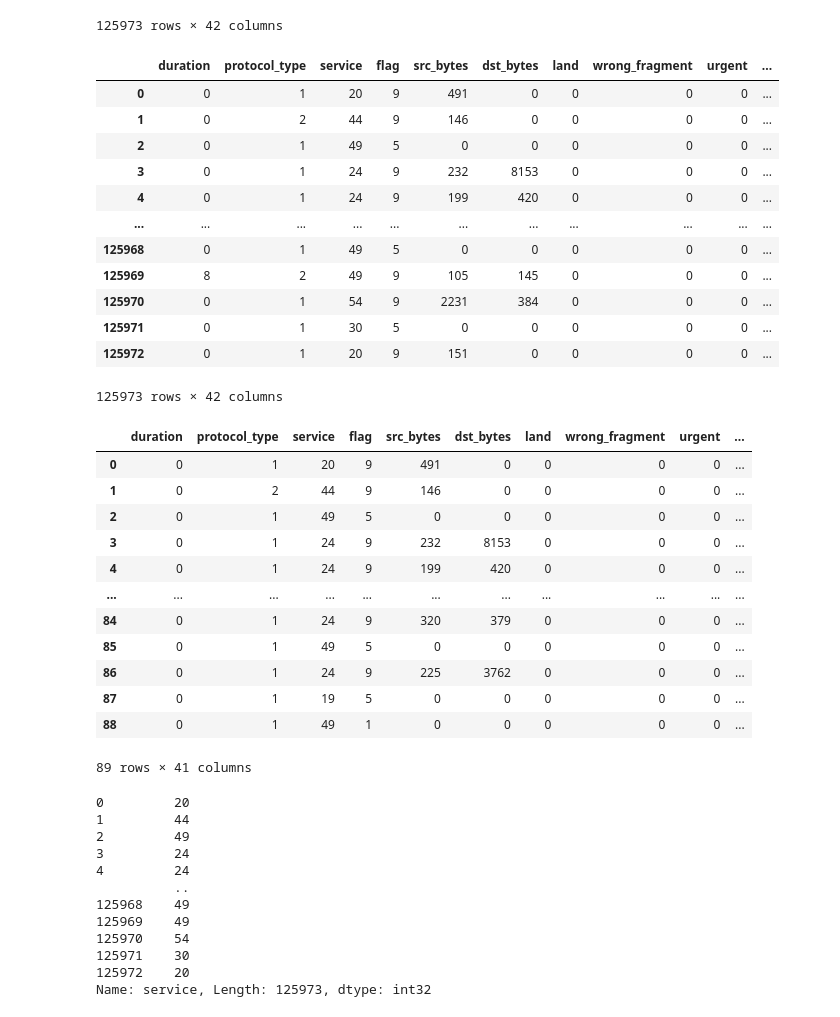
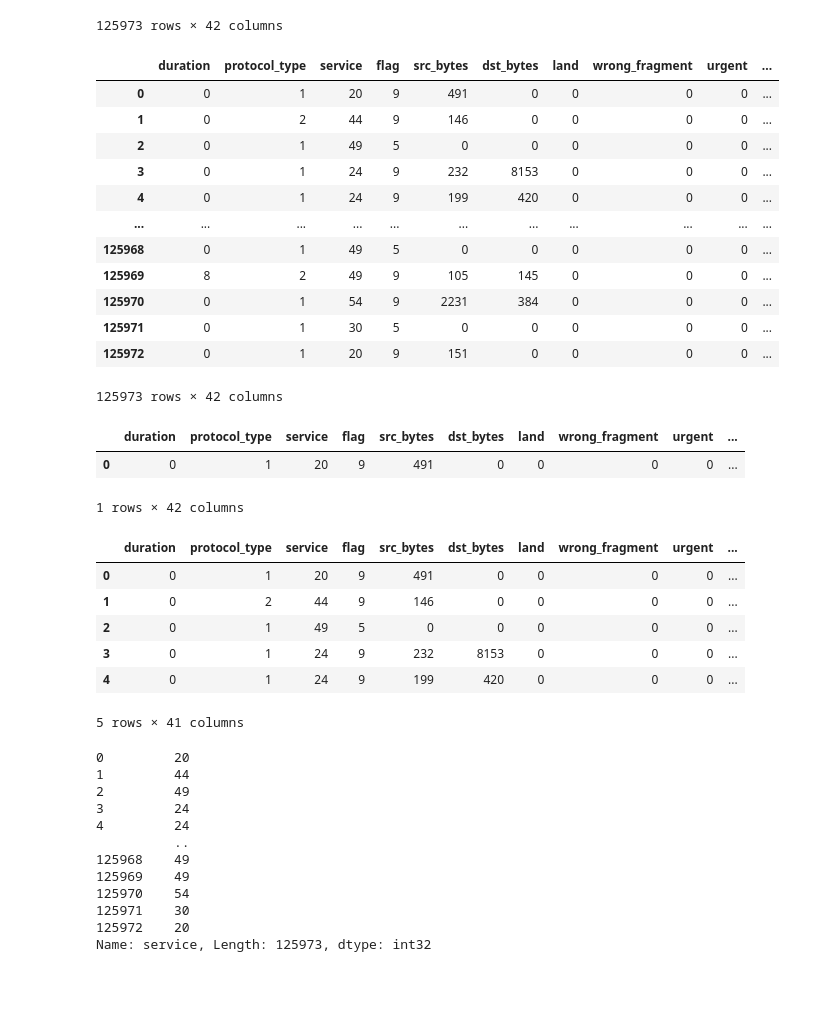
Before and after one commit to LydieDev/network-monitoring-system-with-ML, a Jupyter notebook: model_algo.ipynb, the cells around one changed output. Drawn from its saved outputs; the diff is of its cells as text; code cells hidden in the pictures; blank space fills up the shorter version.

```diff
--- a/model_algo.ipynb
+++ b/model_algo.ipynb
@@ -102,27 +251,32 @@ def le(df):
             df[col]= label_encoder.fit_transform(df[col])
 le(train)
 le(test)
+train
+# %% [output]
+|  | duration | protocol_type | service | flag | src_bytes | dst_bytes | land | wrong_fragment | urgent | ... |
+| 0 | 0 | 1 | 20 | 9 | 491 | 0 | 0 | 0 | 0 | ... |
+| 1 | 0 | 2 | 44 | 9 | 146 | 0 | 0 | 0 | 0 | ... |
+| 2 | 0 | 1 | 49 | 5 | 0 | 0 | 0 | 0 | 0 | ... |
+| 3 | 0 | 1 | 24 | 9 | 232 | 8153 | 0 | 0 | 0 | ... |
+| 4 | 0 | 1 | 24 | 9 | 199 | 420 | 0 | 0 | 0 | ... |
+| ... | ... | ... | ... | ... | ... | ... | ... | ... | ... | ... |
+| 125968 | 0 | 1 | 49 | 5 | 0 | 0 | 0 | 0 | 0 | ... |
+| 125969 | 8 | 2 | 49 | 9 | 105 | 145 | 0 | 0 | 0 | ... |
+| 125970 | 0 | 1 | 54 | 9 | 2231 | 384 | 0 | 0 | 0 | ... |
+| 125971 | 0 | 1 | 30 | 5 | 0 | 0 | 0 | 0 | 0 | ... |
+| 125972 | 0 | 1 | 20 | 9 | 151 | 0 | 0 | 0 | 0 | ... |
+125973 rows × 42 columns
 # %%
-train
+train.head(1)
 # %% [output]
 |  | duration | protocol_type | service | flag | src_bytes | dst_bytes | land | wrong_fragment | urgent | ... |
 | 0 | 0 | 1 | 20 | 9 | 491 | 0 | 0 | 0 | 0 | ... |
-| 1 | 0 | 2 | 44 | 9 | 146 | 0 | 0 | 0 | 0 | ... |
-| 2 | 0 | 1 | 49 | 5 | 0 | 0 | 0 | 0 | 0 | ... |
-| 3 | 0 | 1 | 24 | 9 | 232 | 8153 | 0 | 0 | 0 | ... |
-| 4 | 0 | 1 | 24 | 9 | 199 | 420 | 0 | 0 | 0 | ... |
-| ... | ... | ... | ... | ... | ... | ... | ... | ... | ... | ... |
-| 125968 | 0 | 1 | 49 | 5 | 0 | 0 | 0 | 0 | 0 | ... |
-| 125969 | 8 | 2 | 49 | 9 | 105 | 145 | 0 | 0 | 0 | ... |
-| 125970 | 0 | 1 | 54 | 9 | 2231 | 384 | 0 | 0 | 0 | ... |
-| 125971 | 0 | 1 | 30 | 5 | 0 | 0 | 0 | 0 | 0 | ... |
-| 125972 | 0 | 1 | 20 | 9 | 151 | 0 | 0 | 0 | 0 | ... |
-125973 rows × 42 columns
+1 rows × 42 columns
 # %%
 train.drop(['num_outbound_cmds'],axis=1,inplace=True)
 test.drop(['num_outbound_cmds'],axis=1,inplace=True)
 # %%
-train.head(89)
+train.head()
 # %% [output]
 |  | duration | protocol_type | service | flag | src_bytes | dst_bytes | land | wrong_fragment | urgent | ... |
 | 0 | 0 | 1 | 20 | 9 | 491 | 0 | 0 | 0 | 0 | ... |
@@ -130,11 +284,5 @@ train.head(89)
 | 2 | 0 | 1 | 49 | 5 | 0 | 0 | 0 | 0 | 0 | ... |
 | 3 | 0 | 1 | 24 | 9 | 232 | 8153 | 0 | 0 | 0 | ... |
 | 4 | 0 | 1 | 24 | 9 | 199 | 420 | 0 | 0 | 0 | ... |
-| ... | ... | ... | ... | ... | ... | ... | ... | ... | ... | ... |
-| 84 | 0 | 1 | 24 | 9 | 320 | 379 | 0 | 0 | 0 | ... |
-| 85 | 0 | 1 | 49 | 5 | 0 | 0 | 0 | 0 | 0 | ... |
-| 86 | 0 | 1 | 24 | 9 | 225 | 3762 | 0 | 0 | 0 | ... |
-| 87 | 0 | 1 | 19 | 5 | 0 | 0 | 0 | 0 | 0 | ... |
-| 88 | 0 | 1 | 49 | 1 | 0 | 0 | 0 | 0 | 0 | ... |
-89 rows × 41 columns
+5 rows × 41 columns
 # %%
```
Also changed, not shown: parts of 30 cells of this notebook, 26 other files.
